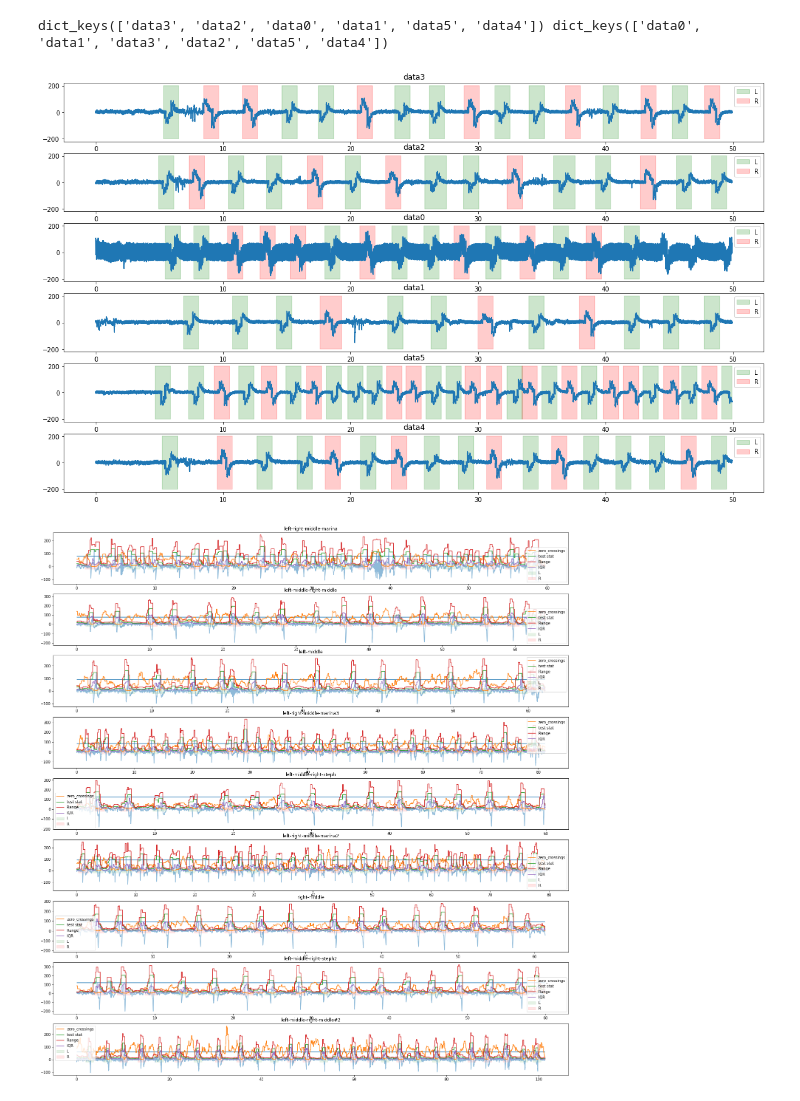
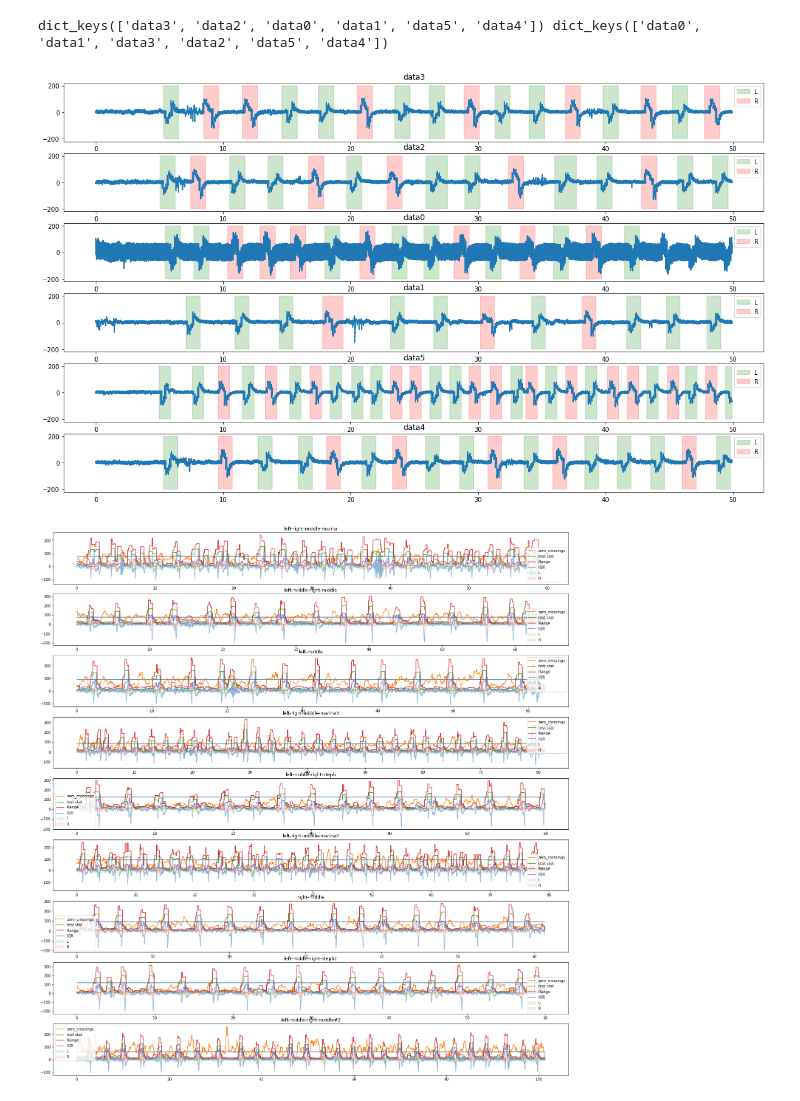
Before and after one commit to BruceWangXD/SpaceInvaders, a Jupyter notebook: event_detection_billy.ipynb, the cells around one changed output. Saved outputs shown, nothing was run; the diff lists cells and outputs as text; code cells hidden in the pictures.

```diff
--- a/event_detection_billy.ipynb
+++ b/event_detection_billy.ipynb
@@ -28,28 +28,29 @@ dict_keys(['data3', 'data2', 'data0', 'data1', 'data5', 'data4']) dict_keys(['da
 # %%
 fig, ax = plt.subplots(len(waves), 1)
 fig.set_size_inches((20, len(waves)*2))
 
 time_buffers = {"data3":(-0.1, 1.3),
-                "data3":(-0.1, 1.3),
-                "data3":(-0.1, 1.3),
-                "data3":(-0.1, 1.3),
-                "data3":(-0.1, 1.3)}
+                "data2":(-0.2, 1.4),
+                "data0":(-0.1, 1.3),
+                "data1":(-0.3, 1.4),
+                "data5":(-0.4, 1.3),
+                "data4":(-0.2, 1.3)}
 
 
 i=0
 for key in waves.keys():
 
     wav_array = waves[key]
     labels_dat = labels[key]
 
 
-    plot_labelled_wave(wav_array, samprate, labels_dat, ax, i, title=key, before_buffer = -0.1,
-                       after_buffer = 1.3, shade_alpha=0.2, wave_alpha=1, ymin = -200, ymax = 200)
+    plot_labelled_wave(wav_array, samprate, labels_dat, ax, i, title=key, before_buffer = time_buffers[key][0],
+                       after_buffer = time_buffers[key][1], shade_alpha=0.2, wave_alpha=1, ymin = -200, ymax = 200)
 
 
     i+=1
 # %% [output]
-[figure, old version]
+[figure, new version]
 # %%
 
 
```
Also changed, not shown: 4 other files.
